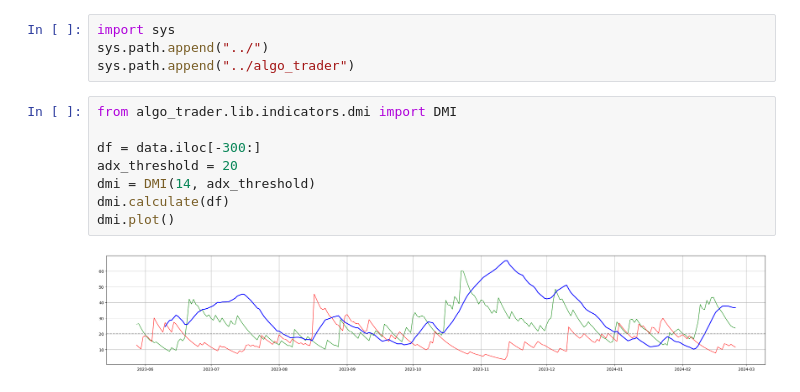
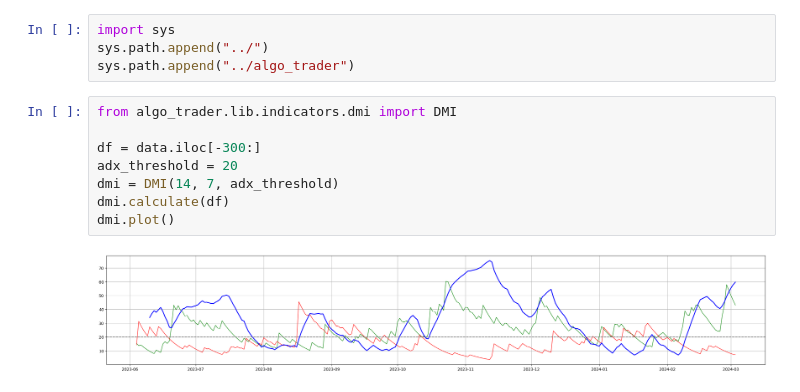
Before and after one commit to AlejandroDaneri/trabajo-profesional-fiuba, a Jupyter notebook: tests_indicators/dmi.ipynb, the cells around one changed output. Saved outputs shown, nothing was run; the diff lists cells and outputs as text.

```diff
--- a/tests_indicators/dmi.ipynb
+++ b/tests_indicators/dmi.ipynb
@@ -13,13 +13,13 @@ sys.path.append("../algo_trader")
 # %%
 from algo_trader.lib.indicators.dmi import DMI
 
 df = data.iloc[-300:]
 adx_threshold = 20
-dmi = DMI(14, adx_threshold)
+dmi = DMI(14, 7, adx_threshold)
 dmi.calculate(df)
 dmi.plot()
 # %% [output]
-[figure, old version]
+[figure, new version]
 # %%
 import matplotlib.pyplot as plt
 
```
Also changed, not shown: parts of 2 cells of this notebook, 2 other files.
